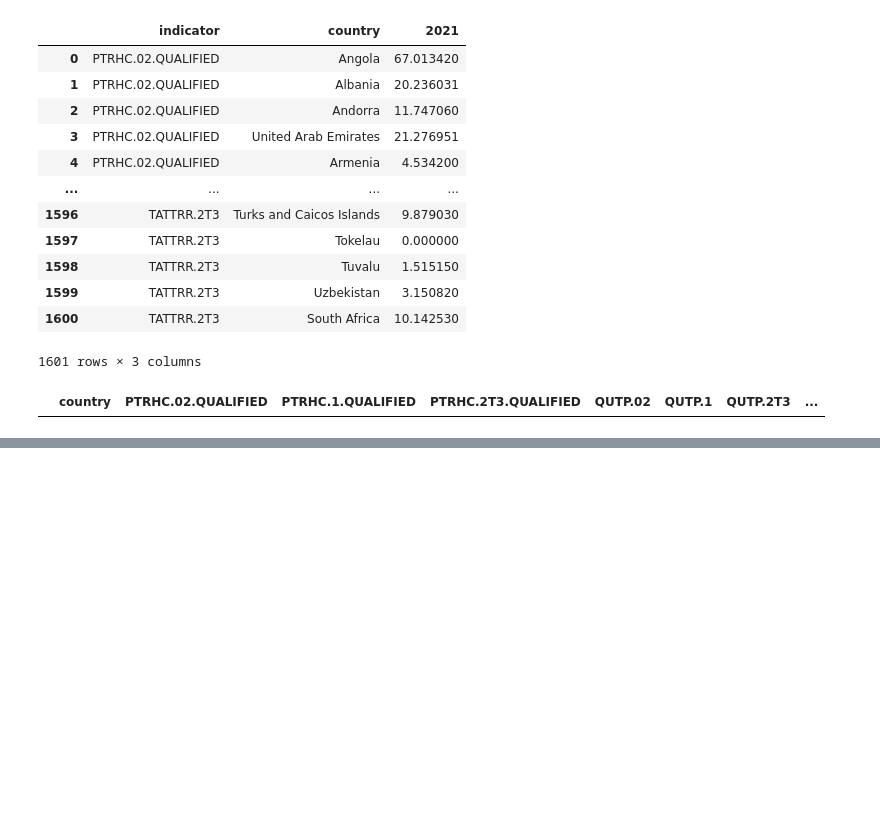
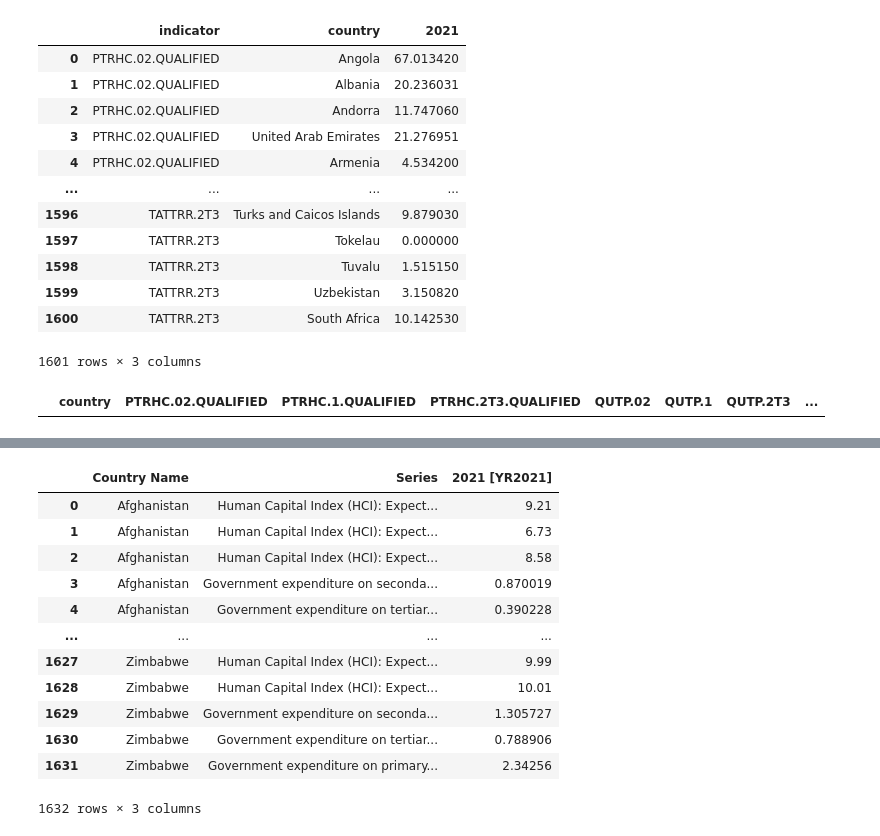
Before and after one commit to Jordan-Conway/DA-V-CA, a Jupyter notebook: index.ipynb, the cells around one changed output, grey strips where cells are left out. Saved outputs shown, nothing was run; the diff lists cells and outputs as text; code cells hidden in the pictures; blank space fills up the shorter version.

```diff
--- a/index.ipynb
+++ b/index.ipynb
@@ -194,0 +220,16 @@ for index, _ in data.iterrows():
+# %%
+world_bank_education_data.drop(world_bank_education_data.columns[[2,3,4,5,6,7,8,9,10,11,12,13,14,15,16,17,18,19,20,21,22,-1, -2, -3]], axis = 1)
+# %% [output]
+|  | Country Name | Series | 2021 [YR2021] |
+| 0 | Afghanistan | Human Capital Index (HCI): Expect... | 9.21 |
+| 1 | Afghanistan | Human Capital Index (HCI): Expect... | 6.73 |
+| 2 | Afghanistan | Human Capital Index (HCI): Expect... | 8.58 |
+| 3 | Afghanistan | Government expenditure on seconda... | 0.870019 |
+| 4 | Afghanistan | Government expenditure on tertiar... | 0.390228 |
+| ... | ... | ... | ... |
+| 1627 | Zimbabwe | Human Capital Index (HCI): Expect... | 9.99 |
+| 1628 | Zimbabwe | Human Capital Index (HCI): Expect... | 10.01 |
+| 1629 | Zimbabwe | Government expenditure on seconda... | 1.305727 |
+| 1630 | Zimbabwe | Government expenditure on tertiar... | 0.788906 |
+| 1631 | Zimbabwe | Government expenditure on primary... | 2.34256 |
+1632 rows × 3 columns
```
Also changed, not shown: parts of 6 cells of this notebook.
